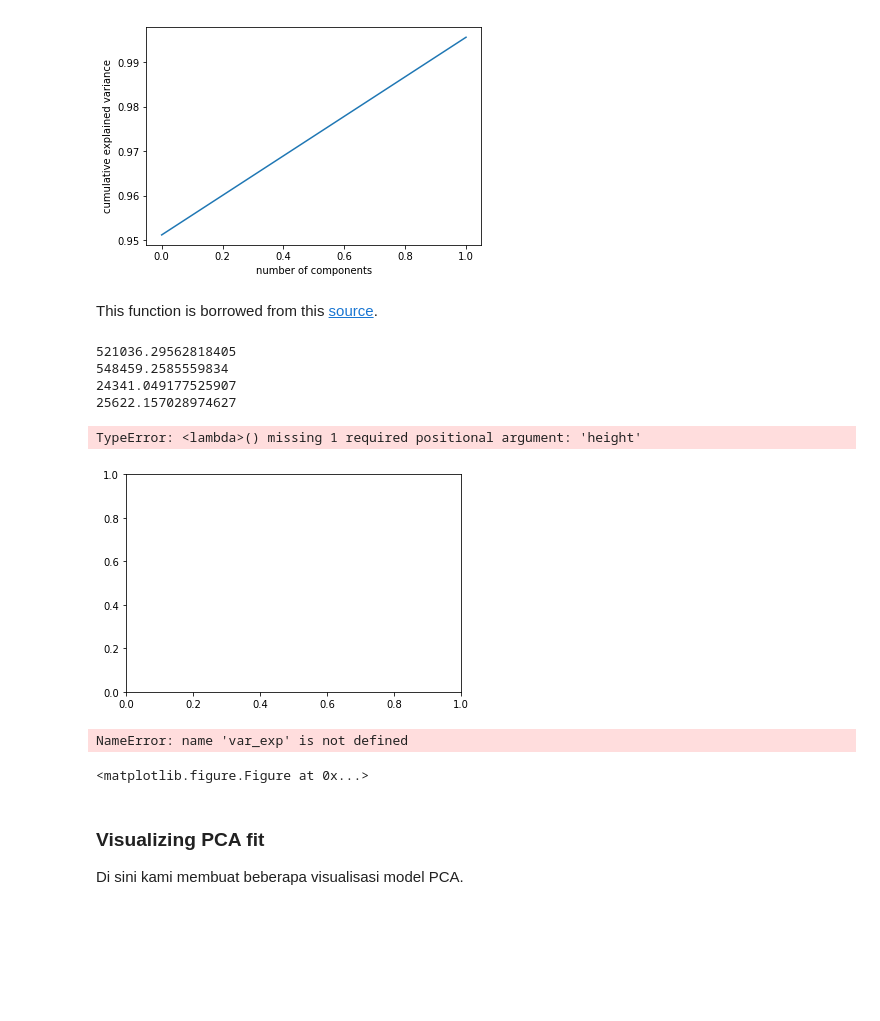
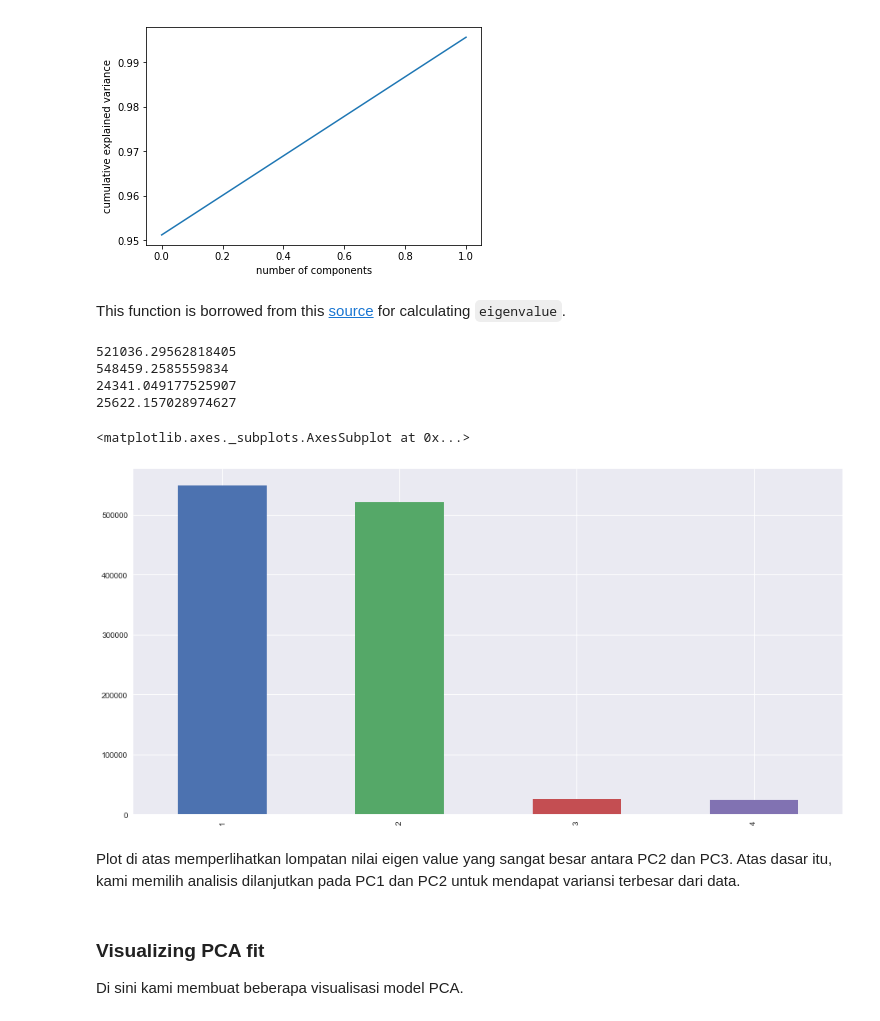
Before and after one commit to dasaptaerwin/iigw2018, a Jupyter notebook: IIGW2018.ipynb, the cells around one changed output. Cells and saved outputs as stored; diff of their text form; code cells hidden in the pictures; blank space fills up the shorter version.

```diff
--- a/IIGW2018.ipynb
+++ b/IIGW2018.ipynb
@@ -206,7 +215,7 @@ plt.ylabel('cumulative explained variance');
 # %% [output]
 [figure]
 # %% [markdown]
-This function is borrowed from this [source](http://python-for-multivariate-analysis.readthedocs.io/a_little_book_of_python_for_multivariate_analysis.html#loadings-for-the-principal-components).
+This function is borrowed from this [source](http://python-for-multivariate-analysis.readthedocs.io/a_little_book_of_python_for_multivariate_analysis.html#loadings-for-the-principal-components) for calculating `eigenvalue`.
 # %%
 pca = PCA(n_components=2, svd_solver='full').fit(standardisedX)
 pca.fit = pca.fit(df_cor)
@@ -225,33 +234,15 @@ for eigenvalue, eigenvector in zip(eigenvalues, pca.components_):
 548459.2585559834
 24341.049177525907
 25622.157028974627
-# %%
-type(eigenvalue)
-s = pd.Series(eigenvalue, index=[1,2,3,4])
-s = pd.DataFrame(s)
-plt.bar(s)
-# %% [output]
-TypeError: <lambda>() missing 1 required positional argument: 'height'
-[figure, removed]
-# %%
-
-
-# plotting eigenvalues
-
-with plt.style.context('seaborn-whitegrid'):
-    plt.figure(figsize=(6, 4))
-
-    plt.bar(range(4), var_exp, alpha=0.5, align='center',
-            label='individual explained variance')
-    plt.step(range(4), cum_var_exp, where='mid',
-             label='cumulative explained variance')
-    plt.ylabel('Explained variance ratio')
-    plt.xlabel('Principal components')
-    plt.legend(loc='best')
-    plt.tight_layout()
-# %% [output]
-NameError: name 'var_exp' is not defined
-<matplotlib.figure.Figure at 0x...>
+# %%
+type(eigenvalue)
+eigval = pd.Series({2: 521036.29562818405, 1: 548459.2585559834, 4: 24341.049177525907, 3: 25622.157028974627})
+eigval.plot.bar(figsize=(16,8))
+# %% [output]
+<matplotlib.axes._subplots.AxesSubplot at 0x...>
+[figure, added]
+# %% [markdown]
+Plot di atas memperlihatkan lompatan nilai eigen value yang sangat besar antara PC2 dan PC3. Atas dasar itu, kami memilih analisis dilanjutkan pada PC1 dan PC2 untuk mendapat variansi terbesar dari data.
 # %% [markdown]
 ### Visualizing PCA fit
 Di sini kami membuat beberapa visualisasi model PCA.
```
Also changed, not shown: parts of 8 cells of this notebook.
